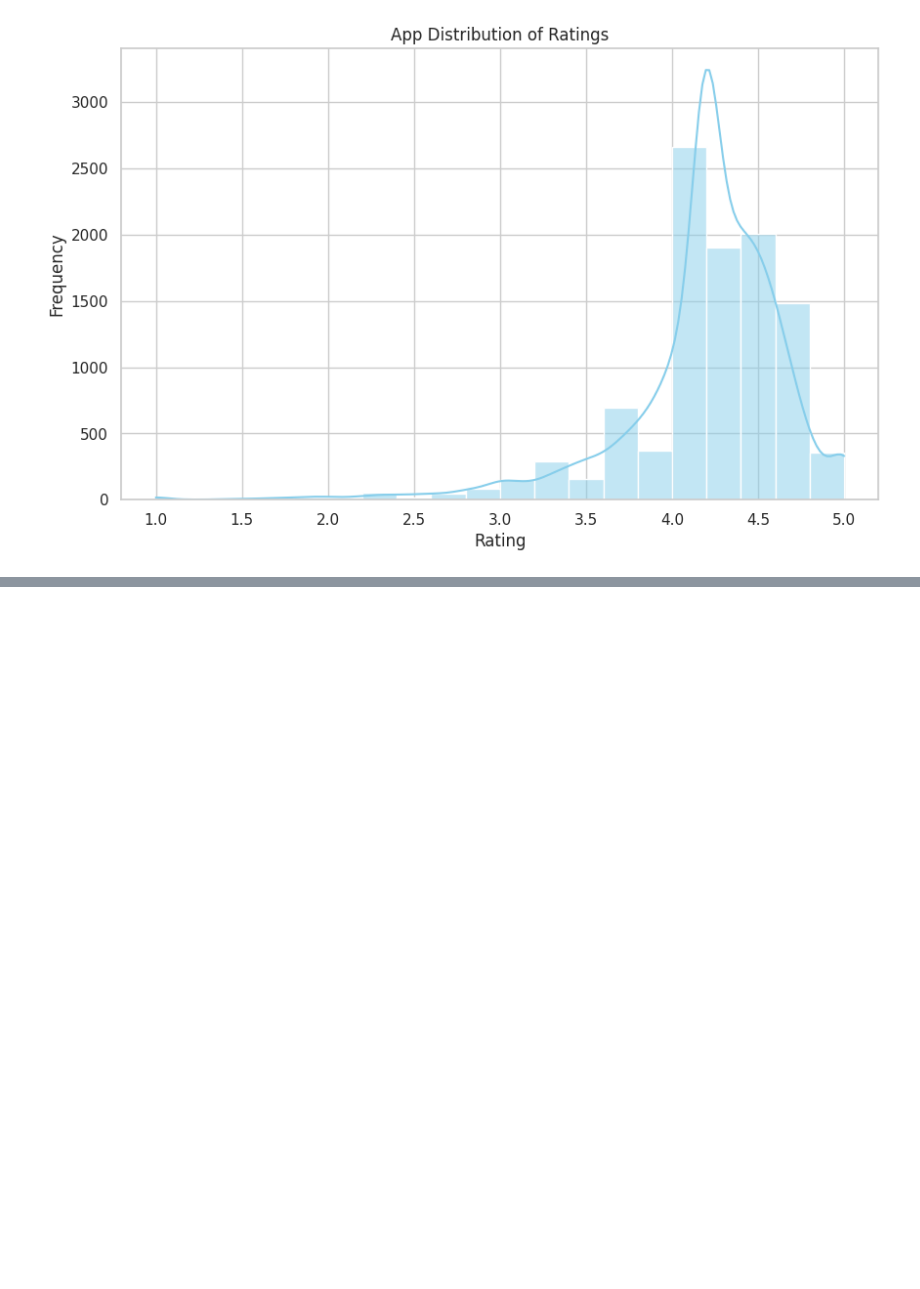
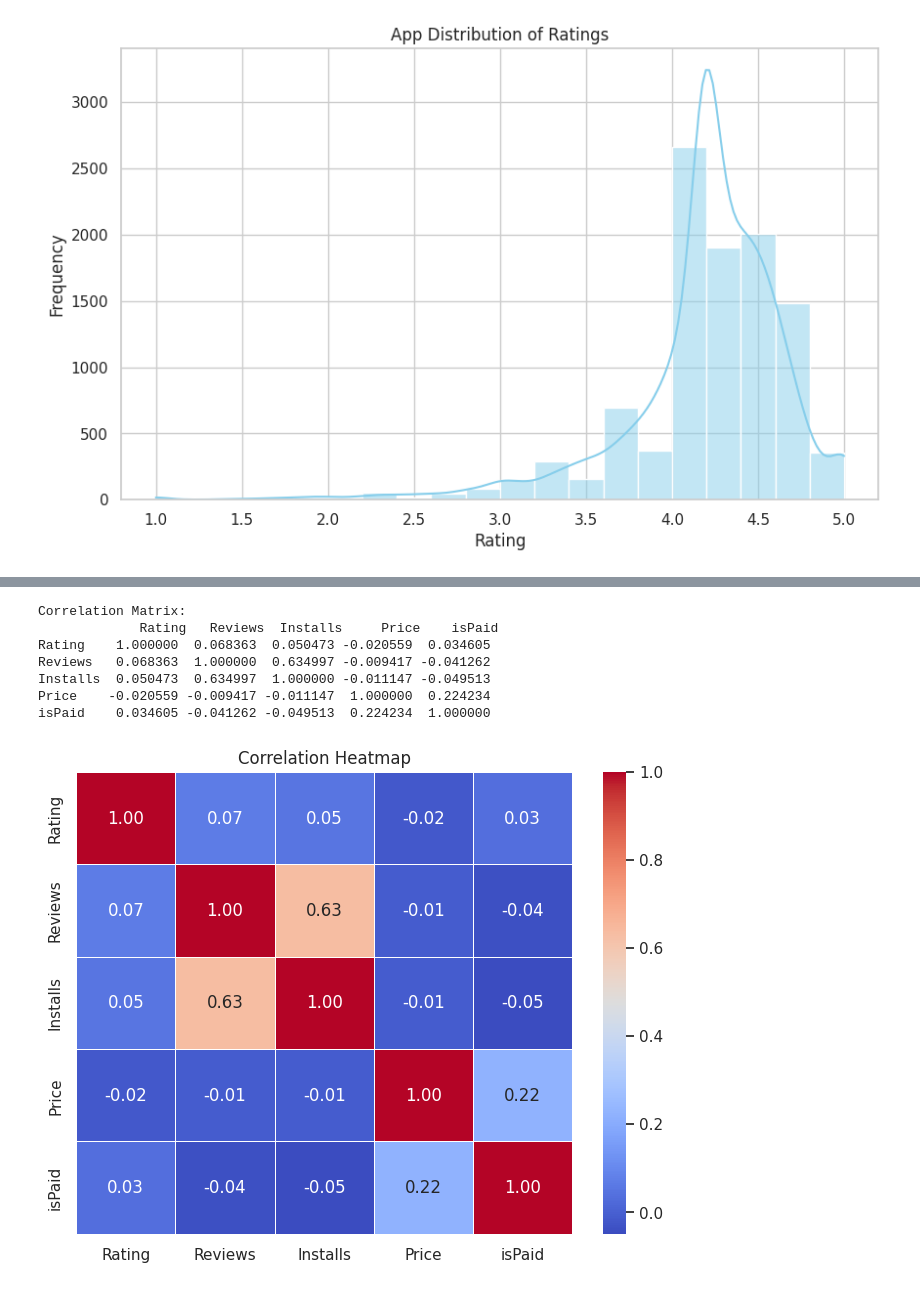
Before and after one commit to Aayush9-spec/Data-Analytics, a Jupyter notebook: Data_Analytics.ipynb, the cells around one changed output, grey strips where cells are left out. Cells and saved outputs as stored; diff of their text form; code cells hidden in the pictures; blank space fills up the shorter version.

```diff
--- a/Data_Analytics.ipynb
+++ b/Data_Analytics.ipynb
@@ -329,0 +351,17 @@ plt.show()
+# %%
+corr=data[['Rating','Reviews','Installs','Price','isPaid']].corr()
+print("Correlation Matrix:\n",corr)
+
+plt.figure(figsize=(8,6))
+sns.heatmap(corr,annot=True,cmap='coolwarm',linewidth=0.5, fmt='.2f')
+plt.title('Correlation Heatmap')
+plt.show()
+# %% [output]
+Correlation Matrix:
+             Rating   Reviews  Installs     Price    isPaid
+Rating    1.000000  0.068363  0.050473 -0.020559  0.034605
+Reviews   0.068363  1.000000  0.634997 -0.009417 -0.041262
+Installs  0.050473  0.634997  1.000000 -0.011147 -0.049513
+Price    -0.020559 -0.009417 -0.011147  1.000000  0.224234
+isPaid    0.034605 -0.041262 -0.049513  0.224234  1.000000
+[figure, added]
```
Also changed, not shown: parts of 4 cells of this notebook.
